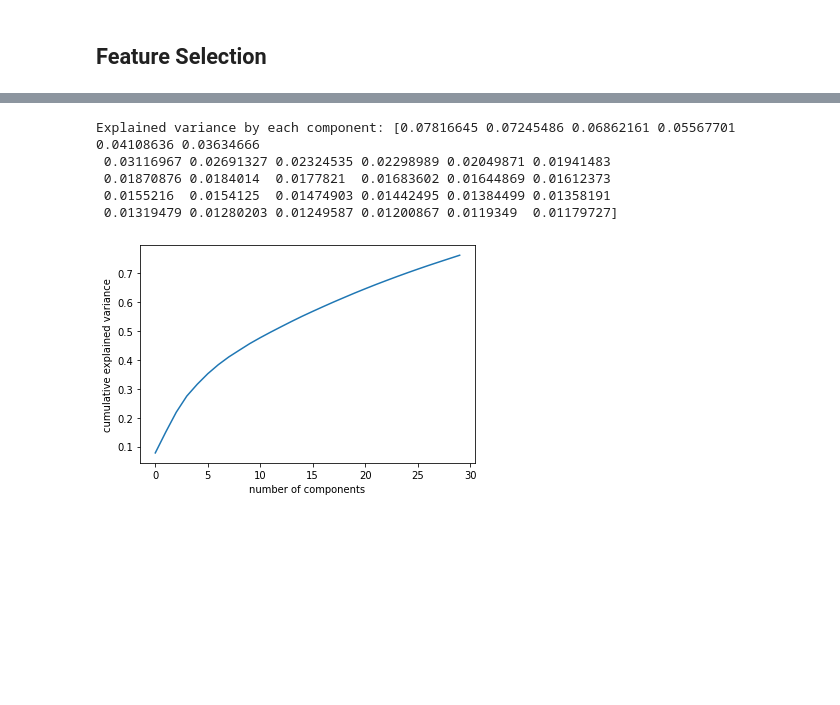
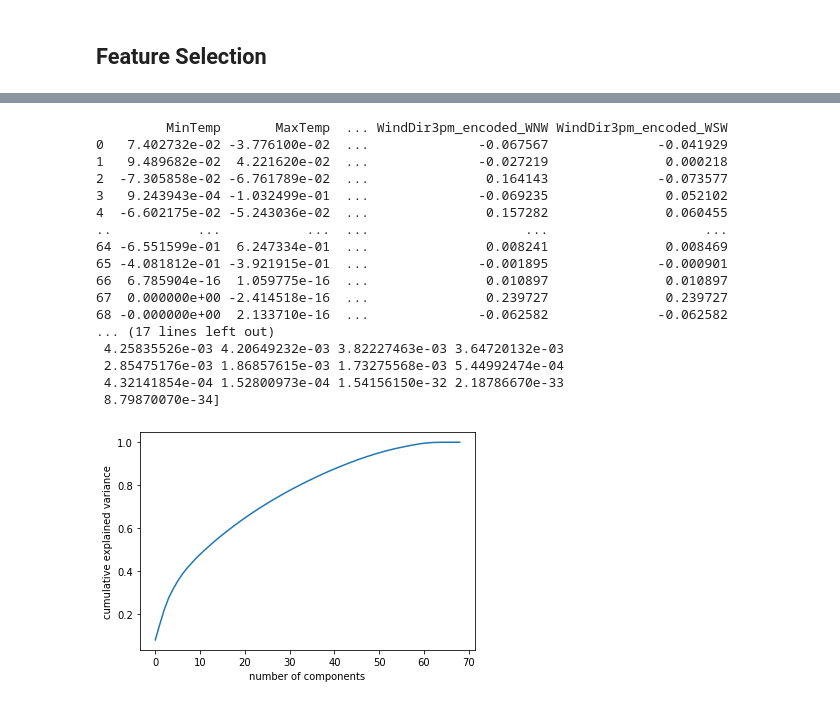
Before and after one commit to wyewlee/ML-Ass-Weather-Prediction, a Jupyter notebook: Copy_of_ML_Assignment.ipynb, the cells around one changed output, grey strips where cells are left out. Saved outputs shown, nothing was run; the diff lists cells and outputs as text; code cells hidden in the pictures; blank space fills up the shorter version.

```diff
--- a/Copy_of_ML_Assignment.ipynb
+++ b/Copy_of_ML_Assignment.ipynb
@@ -1238,21 +1235,35 @@ RuntimeError: ignored
+# %%
+from sklearn.decomposition import PCA
+
+pca = PCA(n_components=69)
+X_trainNew = pca.fit_transform(X_train)
+
+print(pd.DataFrame(pca.components_, columns=X_train.columns))
+print("\nExplained variance by each component: %s" % pca.explained_variance_ratio_)
+# %% [output]
+         MinTemp       MaxTemp  ... WindDir3pm_encoded_WNW WindDir3pm_encoded_WSW
+0   7.402732e-02 -3.776100e-02  ...              -0.067567              -0.041929
+1   9.489682e-02  4.221620e-02  ...              -0.027219               0.000218
+2  -7.305858e-02 -6.761789e-02  ...               0.164143              -0.073577
+3   9.243943e-04 -1.032499e-01  ...              -0.069235               0.052102
+4  -6.602175e-02 -5.243036e-02  ...               0.157282               0.060455
+..           ...           ...  ...                    ...                    ...
+64 -6.551599e-01  6.247334e-01  ...               0.008241               0.008469
+65 -4.081812e-01 -3.921915e-01  ...              -0.001895              -0.000901
+66  6.785904e-16  1.059775e-16  ...               0.010897               0.010897
+67  0.000000e+00 -2.414518e-16  ...               0.239727               0.239727
+68 -0.000000e+00  2.133710e-16  ...              -0.062582              -0.062582
+... (17 lines left out)
+ 4.25835526e-03 4.20649232e-03 3.82227463e-03 3.64720132e-03
+ 2.85475176e-03 1.86857615e-03 1.73275568e-03 5.44992474e-04
+ 4.32141854e-04 1.52800973e-04 1.54156150e-32 2.18786670e-33
+ 8.79870070e-34]
 # %%
-from sklearn.decomposition import PCA
-
-pca = PCA(n_components=30)
-pca.fit(X_train)
-
-
-print("\nExplained variance by each component: %s" % pca.explained_variance_ratio_)
 import matplotlib.pyplot as plt
 %matplotlib inline
 plt.plot(np.cumsum(pca.explained_variance_ratio_))
 plt.xlabel('number of components')
 plt.ylabel('cumulative explained variance');
 plt.show()
 # %% [output]
-Explained variance by each component: [0.07816645 0.07245486 0.06862161 0.05567701 0.04108636 0.03634666
- 0.03116967 0.02691327 0.02324535 0.02298989 0.02049871 0.01941483
- 0.01870876 0.0184014  0.0177821  0.01683602 0.01644869 0.01612373
- 0.0155216  0.0154125  0.01474903 0.01442495 0.01384499 0.01358191
- 0.01319479 0.01280203 0.01249587 0.01200867 0.0119349  0.01179727]
-[figure, old version]
+[figure, new version]
```
Also changed, not shown: parts of 11 cells of this notebook.
